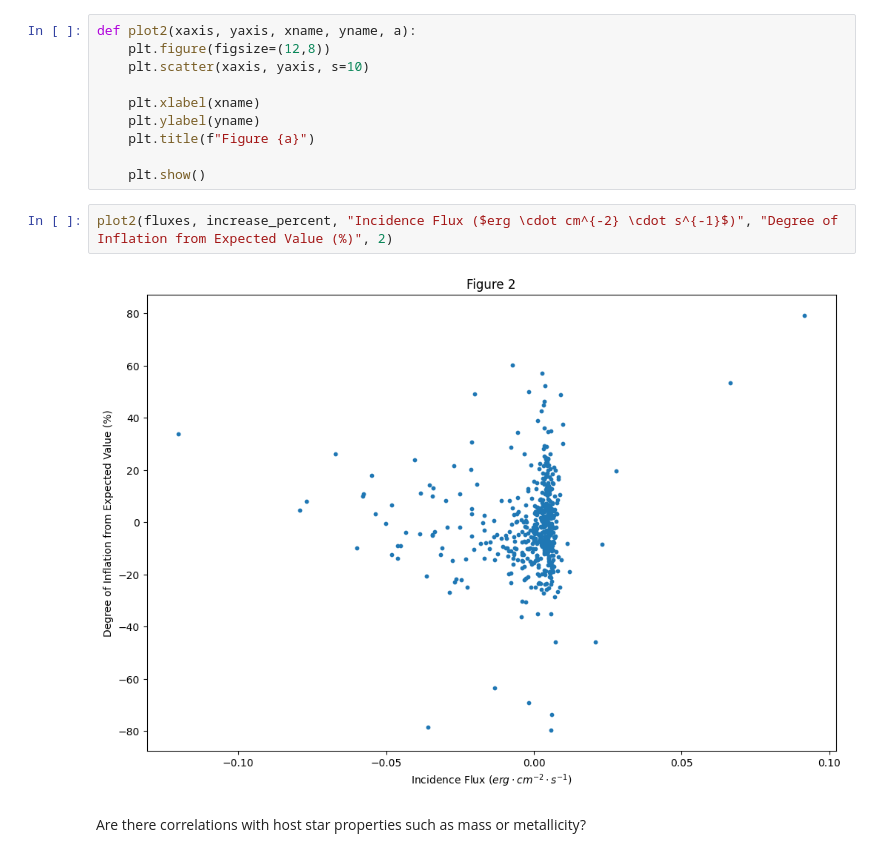
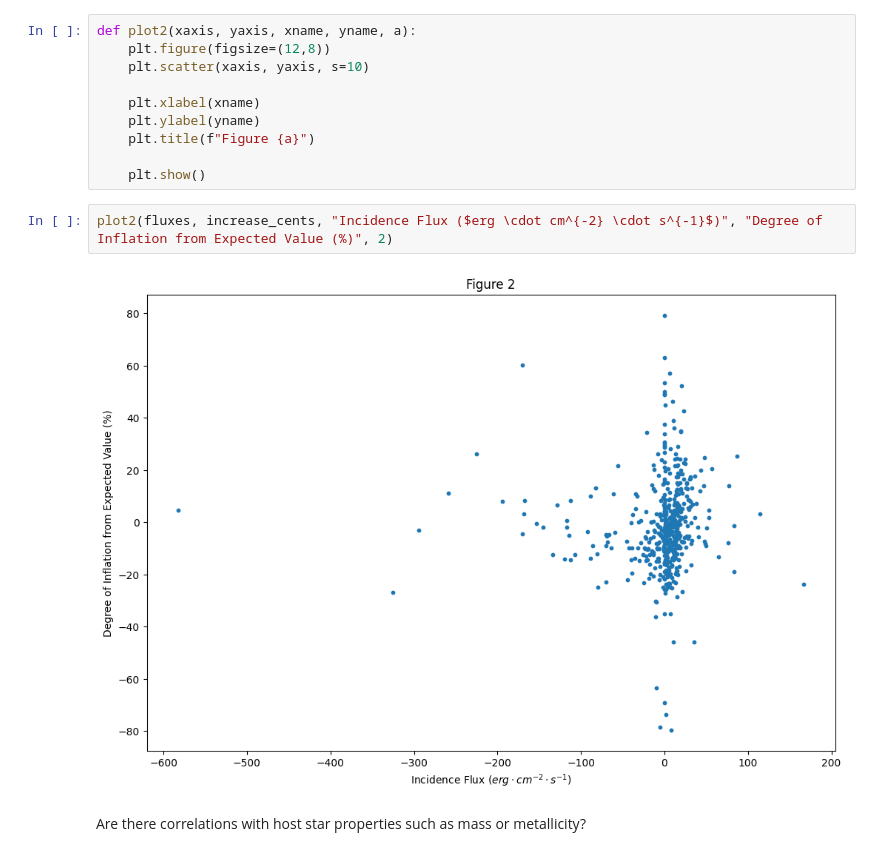
Before and after one commit to Macauley-Jones/PHYS2116_Comp_Assignment, a Jupyter notebook: Computational Assignment.ipynb, the cells around one changed output. Saved outputs shown, nothing was run; the diff lists cells and outputs as text.

```diff
--- a/Computational Assignment.ipynb
+++ b/Computational Assignment.ipynb
@@ -324,9 +266,9 @@ def plot2(xaxis, yaxis, xname, yname, a):
 
     plt.show()
 # %%
-plot2(fluxes, increase_percent, "Incidence Flux ($erg \cdot cm^{-2} \cdot s^{-1}$)", "Degree of Inflation from Expected Value (%)", 2)
+plot2(fluxes, increase_cents, "Incidence Flux ($erg \cdot cm^{-2} \cdot s^{-1}$)", "Degree of Inflation from Expected Value (%)", 2)
 # %% [output]
-[figure, old version]
+[figure, new version]
 # %% [markdown]
 Are there correlations with host star properties such as mass or metallicity?
 # %%
```
Also changed, not shown: parts of 9 cells of this notebook.
